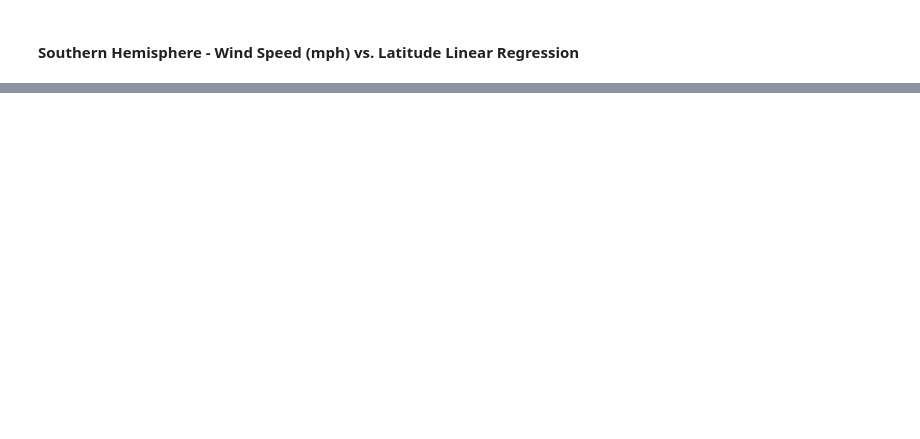
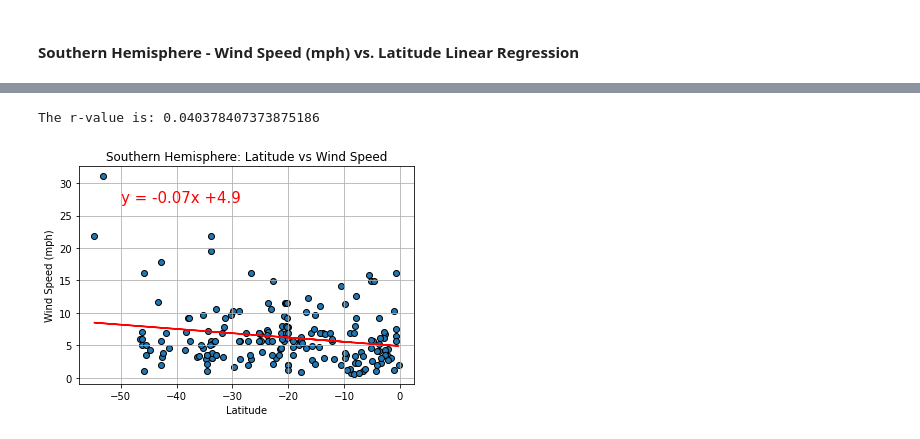
Before and after one commit to aebowden36/python-api-challenge, a Jupyter notebook: WeatherPy.ipynb, the cells around one changed output, grey strips where cells are left out. Cells and saved outputs as stored; diff of their text form; code cells hidden in the pictures; blank space fills up the shorter version.

```diff
--- a/WeatherPy.ipynb
+++ b/WeatherPy.ipynb
@@ -419,0 +408,28 @@ The r-value is: 0.017128274759839232
+# %%
+#create scatterplot
+x_axis = south_hemi['Latitude']
+y_axis = south_hemi['Wind Speed (mph)']
+plt.scatter(x_axis, y_axis, marker='o',edgecolors='black')
+
+#make labels
+plt.title("Southern Hemisphere: Latitude vs Wind Speed")
+plt.ylabel("Wind Speed (mph)")
+plt.xlabel("Latitude")
+plt.grid(True)
+
+plt.savefig("Images/SouthHemisphereWind.png")
+
+#linear regression
+(slope, intercept, rvalue, pvalue, stderr) = linregress(x_axis, y_axis)
+#regression values
+regress_values = x_axis * slope + intercept
+line_eq = "y = " + str(round(slope,2)) + "x +" + str(round(intercept,2))
+plt.annotate(line_eq,(-50,27),fontsize=15,color="red")
+plt.plot(x_axis,regress_values,"r-")
+#print r value
+print(f"The r-value is: {rvalue**2}")
+
+plt.show()
+# %% [output]
+The r-value is: 0.040378407373875186
+[figure, added]
```
Also changed, not shown: parts of 15 cells of this notebook, 13 other files.
